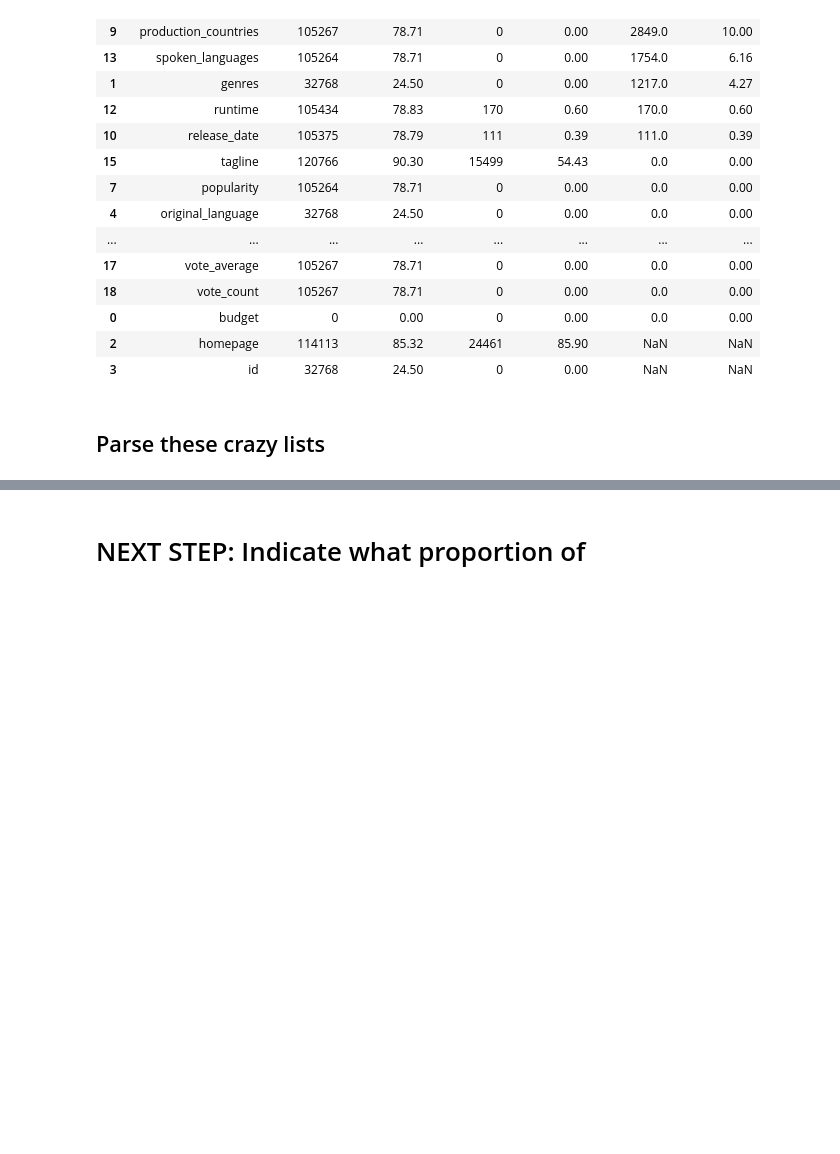
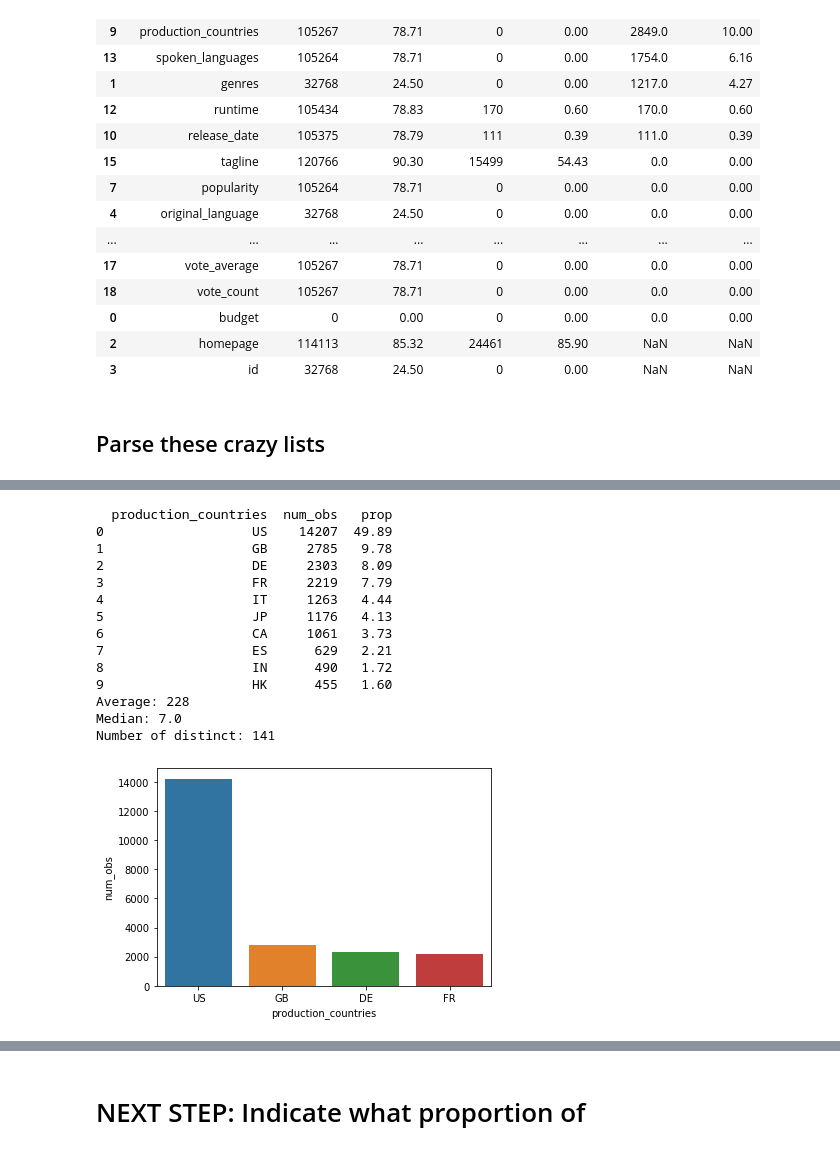
Before and after one commit to ChristopherDaigle/movie_ds_model, a Jupyter notebook: movie_data_analysis.ipynb, the cells around one changed output, grey strips where cells are left out. Cells and saved outputs as stored; diff of their text form; code cells hidden in the pictures; blank space fills up the shorter version.

```diff
--- a/movie_data_analysis.ipynb
+++ b/movie_data_analysis.ipynb
@@ -339,0 +267,18 @@ Number of distinct: 123
+# %%
+top_ten_prod_cont = de.col_arr_parse(df,'production_countries')
+# %% [output]
+  production_countries  num_obs   prop
+0                   US    14207  49.89
+1                   GB     2785   9.78
+2                   DE     2303   8.09
+3                   FR     2219   7.79
+4                   IT     1263   4.44
+5                   JP     1176   4.13
+6                   CA     1061   3.73
+7                   ES      629   2.21
+8                   IN      490   1.72
+9                   HK      455   1.60
+Average: 228
+Median: 7.0
+Number of distinct: 141
+[figure, added]
```
Also changed, not shown: parts of 8 cells of this notebook, 1 other file.
